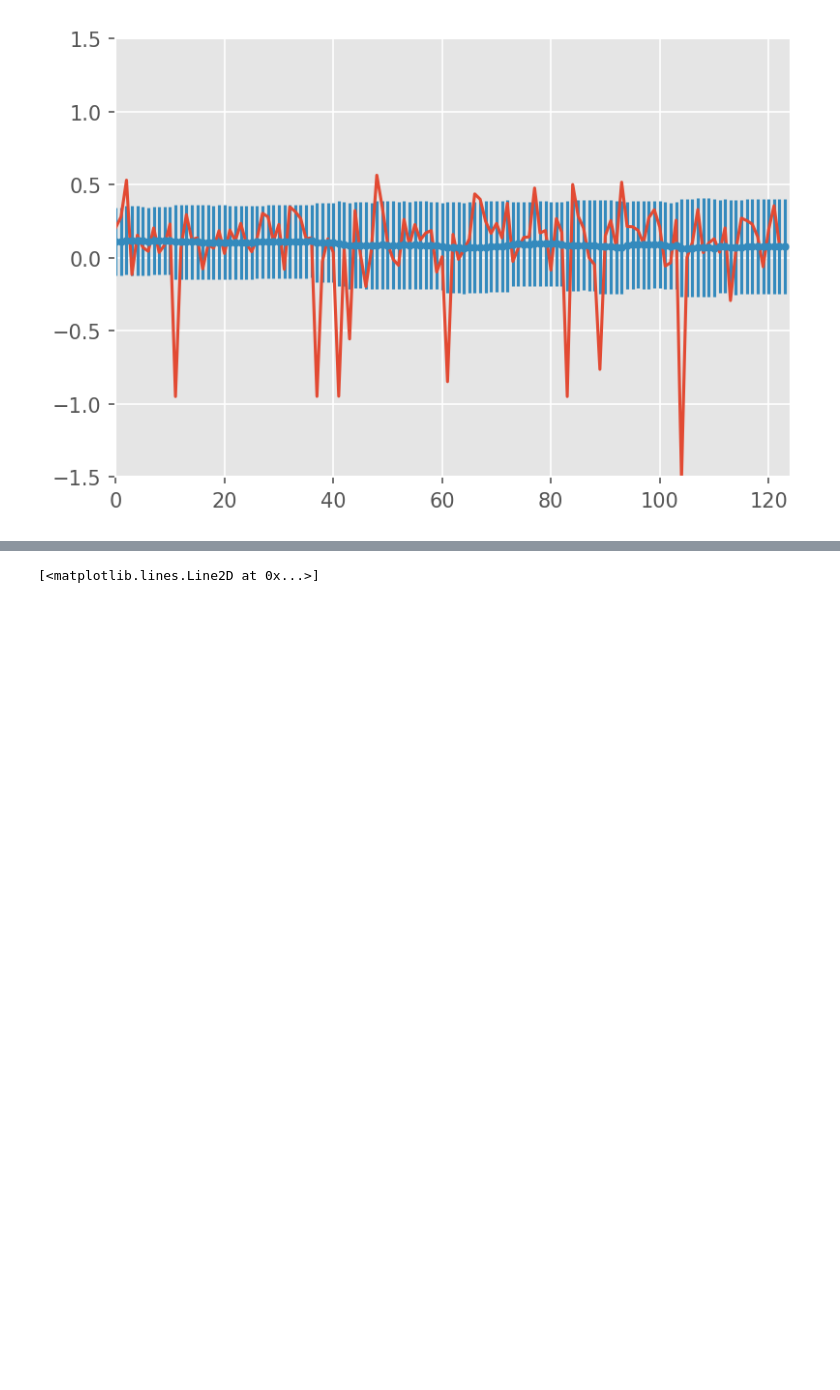
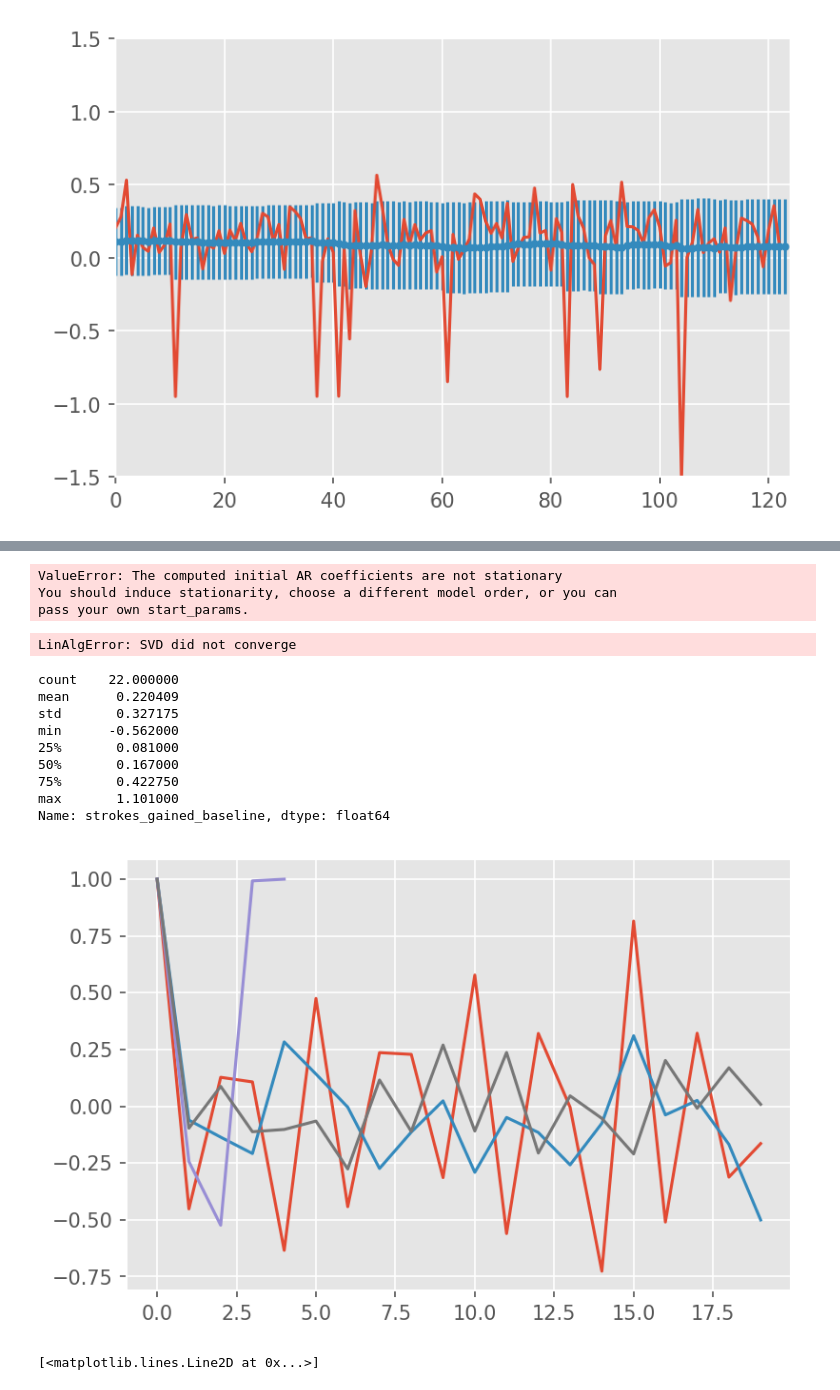
Before and after one commit to jamiebernardin/bayesian_golf, a Jupyter notebook: golf-2.0-strokes.ipynb, the cells around one changed output, grey strips where cells are left out. Saved outputs shown, nothing was run; the diff lists cells and outputs as text; code cells hidden in the pictures; blank space fills up the shorter version.

Commit message:
arma(2,2) phase 1

```diff
--- a/golf-2.0-strokes.ipynb
+++ b/golf-2.0-strokes.ipynb
@@ -64,3 +75,58 @@ plt.plot(range(0, len (df)), df['sg_tee'])
+# %%
+
+import statsmodels.api as sm
+from statsmodels.tsa.arima_process import arma_generate_sample
+# dates = sm.tsa.datetools.dates_from_range('1980m1', length=nobs)
+# y = pd.Series(y, index=dates)
+dates = sm.tsa.datetools.dates_from_range('2016m1', length=len(df))
+y = tsd.as_matrix()
+arma_mod = sm.tsa.ARMA(y, order=(2,2), dates = dates)
+arma_res = arma_mod.fit(trend='nc', disp=-1)
+print(arma_res.summary())
+# %% [output]
+ValueError: The computed initial AR coefficients are not stationary
+You should induce stationarity, choose a different model order, or you can
+pass your own start_params.
+# %%
+model = ARIMA(tsd.as_matrix(), order=(2,2,2))
+model_fit = model.fit(disp=0)
+print model_fit.summary()
+# %% [output]
+LinAlgError: SVD did not converge
+# %%
+
+sqlTxt = '''
+select strokes_gained_baseline, strokes_gained_category
+  from strokes
+  where player_id = 34046
+    and year = 2014
+    and strokes_gained_baseline is not null
+  order by date limit 100;
+
+'''
+df = util.pd_from_sql(sqlTxt)
+off_tee = df[df['strokes_gained_category']=='Off the Tee']['strokes_gained_baseline']
+approach = df[df['strokes_gained_category']=='Approach to the Green']['strokes_gained_baseline']
+around = df[df['strokes_gained_category']=='Around the Green']['strokes_gained_baseline']
+putting = df[df['strokes_gained_category']=='Putting']['strokes_gained_baseline']
+r = range(0, 20)
+plt.plot(r, [off_tee.autocorr(i) for i in r])
+# plt.plot(m_r(off_tee), off_tee)
+plt.plot(r, [approach.autocorr(i) for i in r])
+plt.plot(r, [around.autocorr(i) for i in r])
+plt.plot(r, [putting.autocorr(i) for i in r])
+off_tee.describe()
+# %% [output]
+count    22.000000
+mean      0.220409
+std       0.327175
+min      -0.562000
+25%       0.081000
+50%       0.167000
+75%       0.422750
+max       1.101000
+Name: strokes_gained_baseline, dtype: float64
+[figure, added]
 # %%
 
 sqlTxt = '''
```
Also changed, not shown: parts of 3 cells of this notebook, 2 other files.
